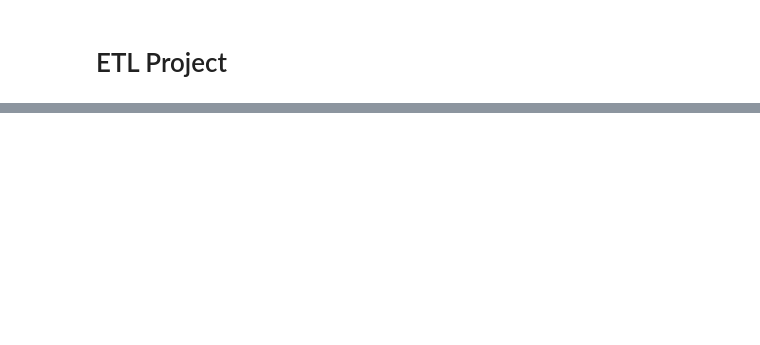
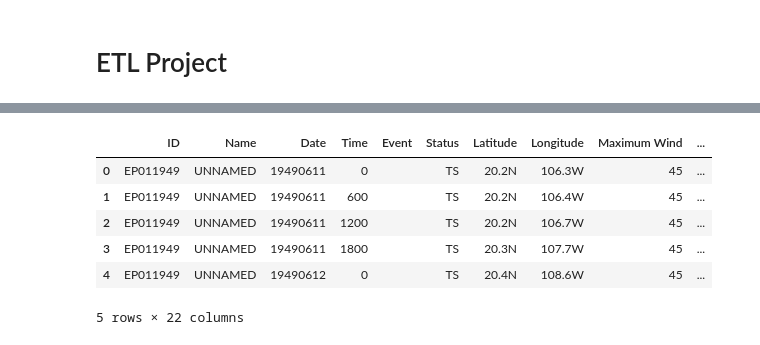
Before and after one commit to Survifit/ETLProject, a Jupyter notebook: Hartje_Howard_ETLProject.ipynb, the cells around one changed output, grey strips where cells are left out. Saved outputs shown, nothing was run; the diff lists cells and outputs as text; code cells hidden in the pictures; blank space fills up the shorter version.

```diff
--- a/Hartje_Howard_ETLProject.ipynb
+++ b/Hartje_Howard_ETLProject.ipynb
@@ -11,0 +38,14 @@ import requests
+# %%
+#Extract Pacific Storm Data
+
+PacificStorm = "Data/Pacific_Storms.csv"
+PacificStorm_df = pd.read_csv(PacificStorm)
+PacificStorm_df.head()
+# %% [output]
+|  | ID | Name | Date | Time | Event | Status | Latitude | Longitude | Maximum Wind | ... |
+| 0 | EP011949 | UNNAMED | 19490611 | 0 |  | TS | 20.2N | 106.3W | 45 | ... |
+| 1 | EP011949 | UNNAMED | 19490611 | 600 |  | TS | 20.2N | 106.4W | 45 | ... |
+| 2 | EP011949 | UNNAMED | 19490611 | 1200 |  | TS | 20.2N | 106.7W | 45 | ... |
+| 3 | EP011949 | UNNAMED | 19490611 | 1800 |  | TS | 20.3N | 107.7W | 45 | ... |
+| 4 | EP011949 | UNNAMED | 19490612 | 0 |  | TS | 20.4N | 108.6W | 45 | ... |
+5 rows × 22 columns
```
Also changed, not shown: parts of 12 cells of this notebook, 2 other files.
